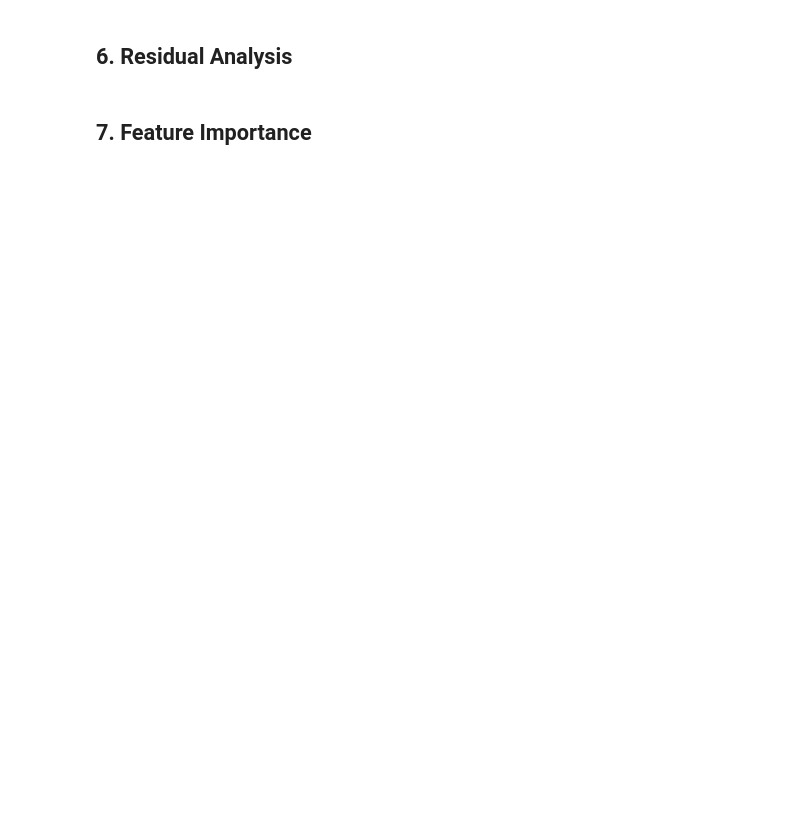
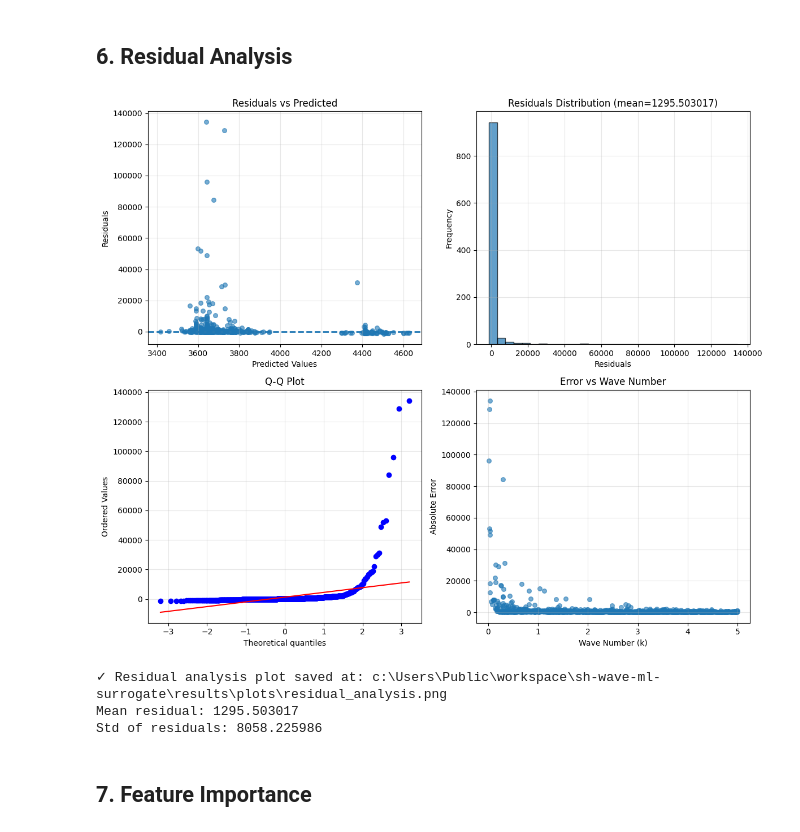
Before and after one commit to soniya-chaudhary-jha/sh-wave-ml-surrogate, a Jupyter notebook: notebooks/04_comprehensive_evaluation.ipynb, the cells around one changed output. Cells and saved outputs as stored; diff of their text form; code cells hidden in the pictures; blank space fills up the shorter version.

Commit message:
model for random sample of data

```diff
--- a/notebooks/04_comprehensive_evaluation.ipynb
+++ b/notebooks/04_comprehensive_evaluation.ipynb
@@ -25,12 +34,17 @@ print("Libraries imported successfully!")
 # %% [markdown]
 ## 1. Load Model and Data
 # %%
-# Load trained model
-with open('data/raw/model.pkl', 'rb') as f:
-    model = pickle.load(f)
+import os
+import pandas as pd
+from joblib import load
 
-# Load analytical results
-X_data = pd.read_csv('data/raw/analytical_results.csv').values
+ROOT = os.path.abspath("..")
+
+# Load model
+model = load(os.path.join(ROOT, 'data', 'models', 'gbr_model.pkl'))
+
+# Load data
+X_data = pd.read_csv(os.path.join(ROOT, 'data', 'parameter_samples.csv')).values
 
 print(f"Model loaded: {type(model).__name__}")
 print(f"Data shape: {X_data.shape}")
@@ -117,46 +234,77 @@ print(f"✓ Plot saved to results/plots/predictions_vs_actual.png")
 # %% [markdown]
 ## 6. Residual Analysis
 # %%
+import os
+import numpy as np
+import matplotlib.pyplot as plt
+from scipy import stats
+
+# ==============================
+# 1. Define ROOT and paths
+# ==============================
+ROOT = os.path.abspath("..")   # since you are in notebooks
+
+PLOT_DIR = os.path.join(ROOT, "results", "plots")
+os.makedirs(PLOT_DIR, exist_ok=True)
+
+plot_path = os.path.join(PLOT_DIR, "residual_analysis.png")
+
+# ==============================
+# 2. Compute residuals
+# ==============================
 residuals = y_test - y_pred
+errors = np.abs(residuals)
 
+# ==============================
+# 3. Create plots
+# ==============================
 fig, axes = plt.subplots(2, 2, figsize=(12, 10))
 
-# Residuals vs Predicted
+# (1) Residuals vs Predicted
 axes[0, 0].scatter(y_pred, residuals, alpha=0.6, s=30)
-axes[0, 0].axhline(y=0, color='r', linestyle='--', lw=2)
+axes[0, 0].axhline(y=0, linestyle='--', lw=2)
 axes[0, 0].set_xlabel('Predicted Values')
 axes[0, 0].set_ylabel('Residuals')
 axes[0, 0].set_title('Residuals vs Predicted')
 axes[0, 0].grid(True, alpha=0.3)
 
-# Residuals Distribution
+# (2) Residuals Distribution
 axes[0, 1].hist(residuals, bins=30, edgecolor='black', alpha=0.7)
 axes[0, 1].set_xlabel('Residuals')
 axes[0, 1].set_ylabel('Frequency')
 axes[0, 1].set_title(f'Residuals Distribution (mean={residuals.mean():.6f})')
 axes[0, 1].grid(True, alpha=0.3)
 
-# Q-Q Plot (Normal probability plot)
-from scipy import stats
+# (3) Q-Q Plot
 stats.probplot(residuals, dist="norm", plot=axes[1, 0])
 axes[1, 0].set_title('Q-Q Plot')
 axes[1, 0].grid(True, alpha=0.3)
 
-# Errors by Input Parameter
-errors = np.abs(residuals)
-axes[1, 1].scatter(X_test_raw[:, 0], errors, alpha=0.6, s=30)  # k vs error
+# (4) Error vs Wave Number (k)
+axes[1, 1].scatter(X_test_raw[:, 0], errors, alpha=0.6, s=30)
 axes[1, 1].set_xlabel('Wave Number (k)')
 axes[1, 1].set_ylabel('Absolute Error')
 axes[1, 1].set_title('Error vs Wave Number')
 axes[1, 1].grid(True, alpha=0.3)
 
+# ==============================
+# 4. Save and show
+# ==============================
 plt.tight_layout()
-plt.savefig('results/plots/residual_analysis.png', dpi=300, bbox_inches='tight')
+plt.savefig(plot_path, dpi=300, bbox_inches='tight')
 plt.show()
 
-print(f"✓ Residual analysis plot saved")
+# ==============================
+# 5. Print summary
+# ==============================
+print(f"✓ Residual analysis plot saved at: {plot_path}")
 print(f"Mean residual: {residuals.mean():.6f}")
 print(f"Std of residuals: {residuals.std():.6f}")
+# %% [output]
+[figure, added]
+✓ Residual analysis plot saved at: c:\Users\Public\workspace\sh-wave-ml-surrogate\results\plots\residual_analysis.png
+Mean residual: 1295.503017
+Std of residuals: 8058.225986
 # %% [markdown]
 ## 7. Feature Importance
 # %%
```
Also changed, not shown: parts of 10 cells of this notebook, 6 other files.
